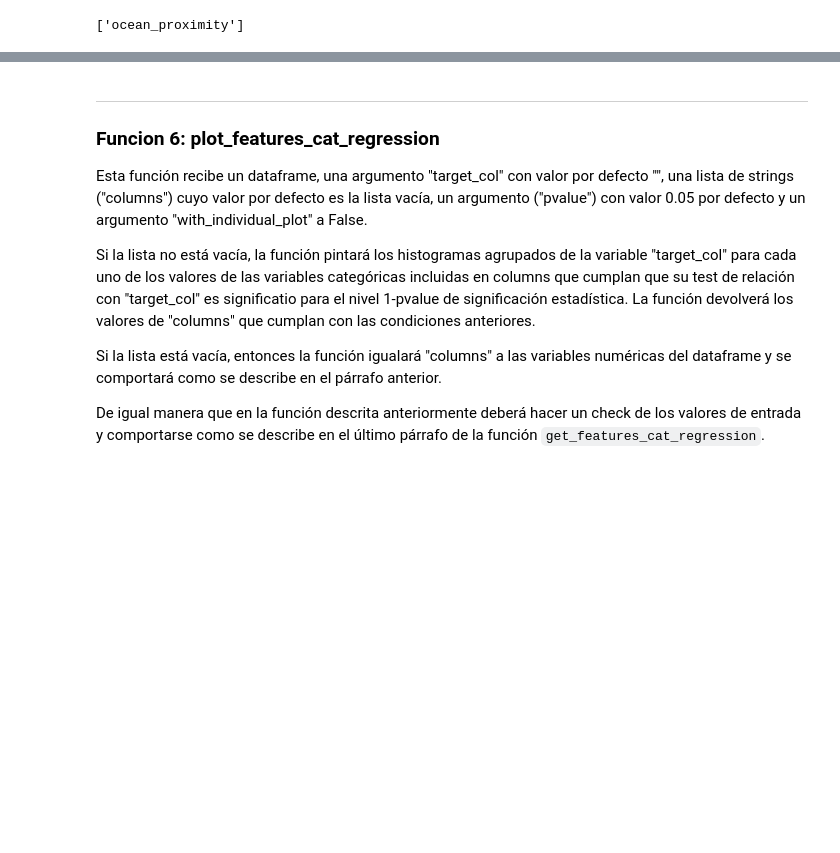
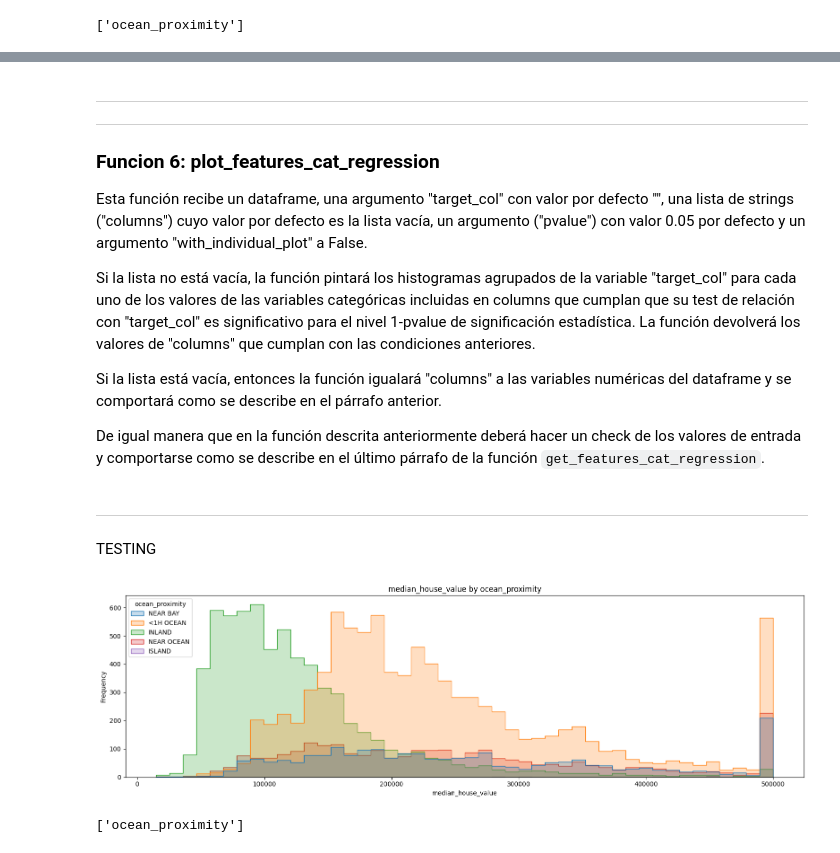
Before and after one commit to mardelmir/Team_Challege_Toolbox_I, a Jupyter notebook: personal_notebooks/functions_will_fin.ipynb, the cells around one changed output, grey strips where cells are left out. Drawn from its saved outputs; the diff is of its cells as text; code cells hidden in the pictures; blank space fills up the shorter version.

```diff
--- a/personal_notebooks/functions_will.ipynb
+++ b/personal_notebooks/functions_will_fin.ipynb
@@ -386,8 +479,6 @@ La función debe devolver una lista con las columnas categóricas del dataframe
 
 La función debe hacer todas las comprobaciones necesarias para no dar error como consecuecia de los valores de entrada. Es decir hará un check de los valores asignados a los argumentos de entrada y si estos no son adecuados debe retornar None y printar por pantalla la razón de este comportamiento. Ojo entre las comprobaciones debe estar que "target_col" hace referencia a una variable numérica continua del dataframe.
 # %%
-# from scipy.stats import f_oneway, mannwhitneyu
-# possibile addition? --> see comment marked ???
 def get_features_cat_regression(df, target_col, pvalue=0.05, card=20):
     """
     Identifies and evaluates the significance of relationship between categorical columns and a specified numeric target column in a DataFrame.
@@ -395,34 +486,37 @@ def get_features_cat_regression(df, target_col, pvalue=0.05, card=20):
     Stores and returns a list of columns that have show a significant relationship with target column based on spcifed (optionally) pvalue.
 
     Parameters:
-    df (pd.DataFrame): DataFrame containing the data
-    target_col (str): Numeric target column for testing relationship with categorical columns
-    pvalue (float, optional, Default=0.05): Significance level (between 0 and 1) for statistical test evaluation.
-    card (int): Cardinality threshold (based on unique values) to determine if a column should be considered categorical.
+    -----------
+    df (pd.DataFrame):
+        DataFrame containing the data
+    target_col (str):
+        Numeric target column for testing relationship with categorical columns
+    pvalue (float, optional, Default=0.05):
+        Significance level (between 0 and 1) for statistical test evaluation.
+    card (int):
+        Cardinality threshold (based on unique values) to determine if a column should be considered categorical.
 
     Returns:
+    --------
     list ('categorical_features'): A list of categorical columns that have a significant relationship with target column based on pvalue arguement.
     """
     # Carry out input data checks
     #1. Check df is a dataframe
     if not isinstance(df, pd.DataFrame):
-        print('First arguement must be a Pandas DataFrame.')
-        return None
+        raise TypeError('First arguement must be a Pandas DataFrame.')
 
     #2. Check target column in DataFrame
     if not target_col in df.columns:
-        print(f"The target column ('{target_col}') must be in the DataFrame.")
-        return None
+        raise ValueError(f"The target column ('{target_col}') must be in the DataFrame.")
 
     # Check target column is numeric and has sufficiently high cardinality
     if not (pd.api.types.is_numeric_dtype(df[target_col]) and df[target_col].nunique() > card):
-        print(f"The target column ('{target_col}') must be a numeric continuous variable with high cardinality.\nCheck 'card' value")
+        raise ValueError(f"The target column ('{target_col}') must be a numeric continuous variable with high cardinality.\nCheck 'card' value")
 
     # Check pvalue is float between 0 and 1 (and not (0 <= pvalue => 1)
     if pvalue is not None:
         if not isinstance(pvalue, (int, float)) or not (0 <= pvalue <= 1):
-            print("'pvalue' must be a 'None' or a number between 0 and 1.")
-            return None
+            raise ValueError("'pvalue' must be a 'None' or a number between 0 and 1.")
 
     # Create empty list to store columns considered to have statistically significant relationship with target column
     categorical_features = []
@@ -462,10 +570,11 @@ get_features_cat_regression(inmo_df, 'median_house_value')
 # %% [markdown]
+---
 ---
 ### Funcion 6: plot_features_cat_regression
 
 Esta función recibe un dataframe, una argumento "target_col" con valor por defecto "", una lista de strings ("columns") cuyo valor por defecto es la lista vacía, un argumento ("pvalue") con valor 0.05 por defecto y un argumento "with_individual_plot" a False.
 
-Si la lista no está vacía, la función pintará los histogramas agrupados de la variable "target_col" para cada uno de los valores de las variables categóricas incluidas en columns que cumplan que su test de relación con "target_col" es significatio para el nivel 1-pvalue de significación estadística. La función devolverá los valores de "columns" que cumplan con las condiciones anteriores.
+Si la lista no está vacía, la función pintará los histogramas agrupados de la variable "target_col" para cada uno de los valores de las variables categóricas incluidas en columns que cumplan que su test de relación con "target_col" es significativo para el nivel 1-pvalue de significación estadística. La función devolverá los valores de "columns" que cumplan con las condiciones anteriores.
 
 Si la lista está vacía, entonces la función igualará "columns" a las variables numéricas del dataframe y se comportará como se describe en el párrafo anterior.
 
@@ -472,0 +693,8 @@ De igual manera que en la función descrita anteriormente deberá hacer un check
+# %% [markdown]
+---
+TESTING
+# %%
+plot_features_cat_regression(inmo_df, target_col='median_house_value')
+# %% [output]
+[figure, added]
+['ocean_proximity']
```
Also changed, not shown: parts of 27 cells of this notebook, 1 other file.
